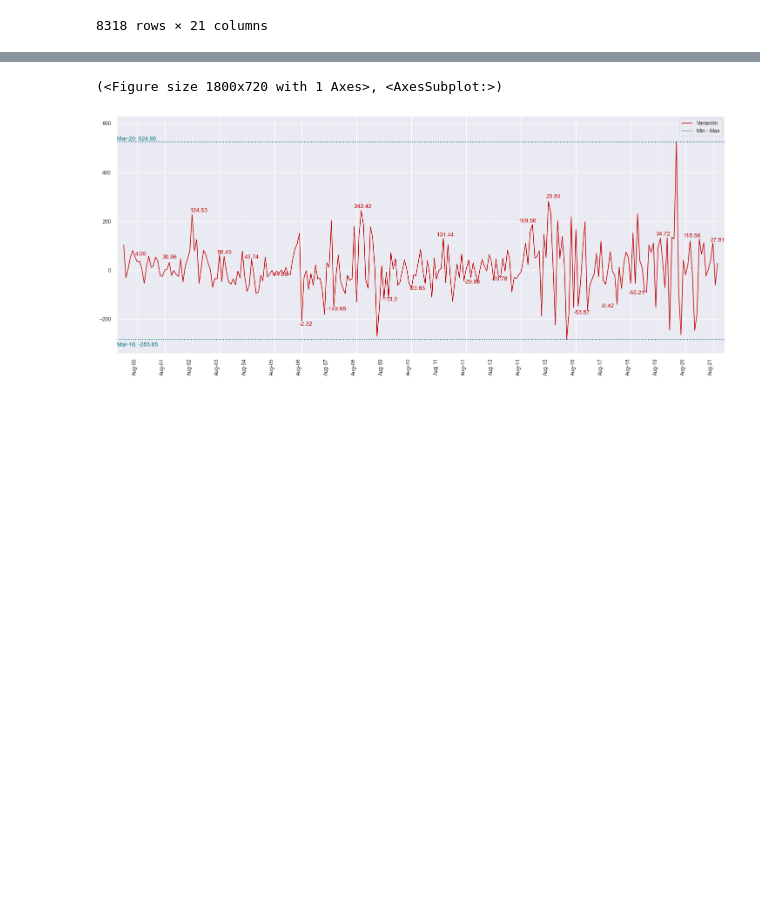
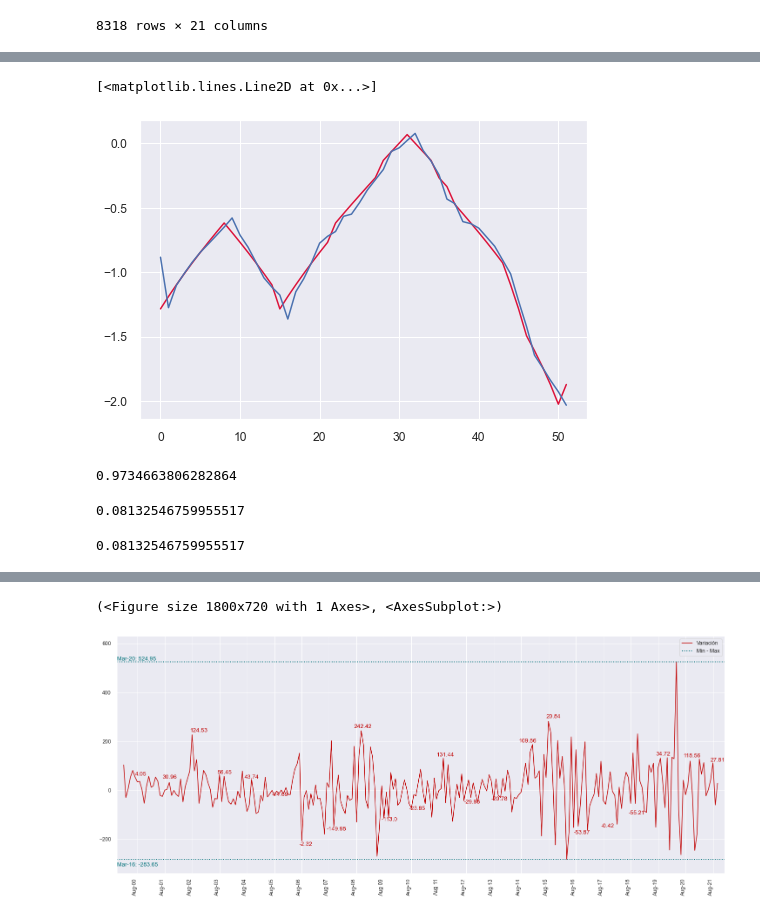
Before and after one commit to Alejandro-Duenas/rate_simulation_models, a Jupyter notebook: Stochastic Rates Modeling.ipynb, the cells around one changed output, grey strips where cells are left out. Drawn from its saved outputs; the diff is of its cells as text; code cells hidden in the pictures; blank space fills up the shorter version.

```diff
--- a/Stochastic Rates Modeling.ipynb
+++ b/Stochastic Rates Modeling.ipynb
@@ -47,0 +100,5 @@ monthly_rates = full_rates.groupby(pd.Grouper(freq='M')).last()
+# %%
+transformed = -np.log(0.15/saltos_tibr['TIBR']-1)
+model = ARIMA(transformed.values, order=(2,0,4))
+model_fit = model.fit()
+model_fit.summary()
@@ -47,0 +129,19 @@ monthly_rates = full_rates.groupby(pd.Grouper(freq='M')).last()
+# %%
+plt.plot(transformed.values, color='crimson')
+plt.plot(model_fit.fittedvalues)
+# %% [output]
+[<matplotlib.lines.Line2D at 0x...>]
+[figure, added]
+# %%
+from sklearn.metrics import r2_score
+r2_score(transformed.values, model_fit.fittedvalues)
+# %% [output]
+0.9734663806282864
+# %%
+model_fit.resid.std()
+# %% [output]
+0.08132546759955517
+# %%
+model_fit.resid.std()
+# %% [output]
+0.08132546759955517
```
Also changed, not shown: parts of 24 cells of this notebook, 2 other files.
